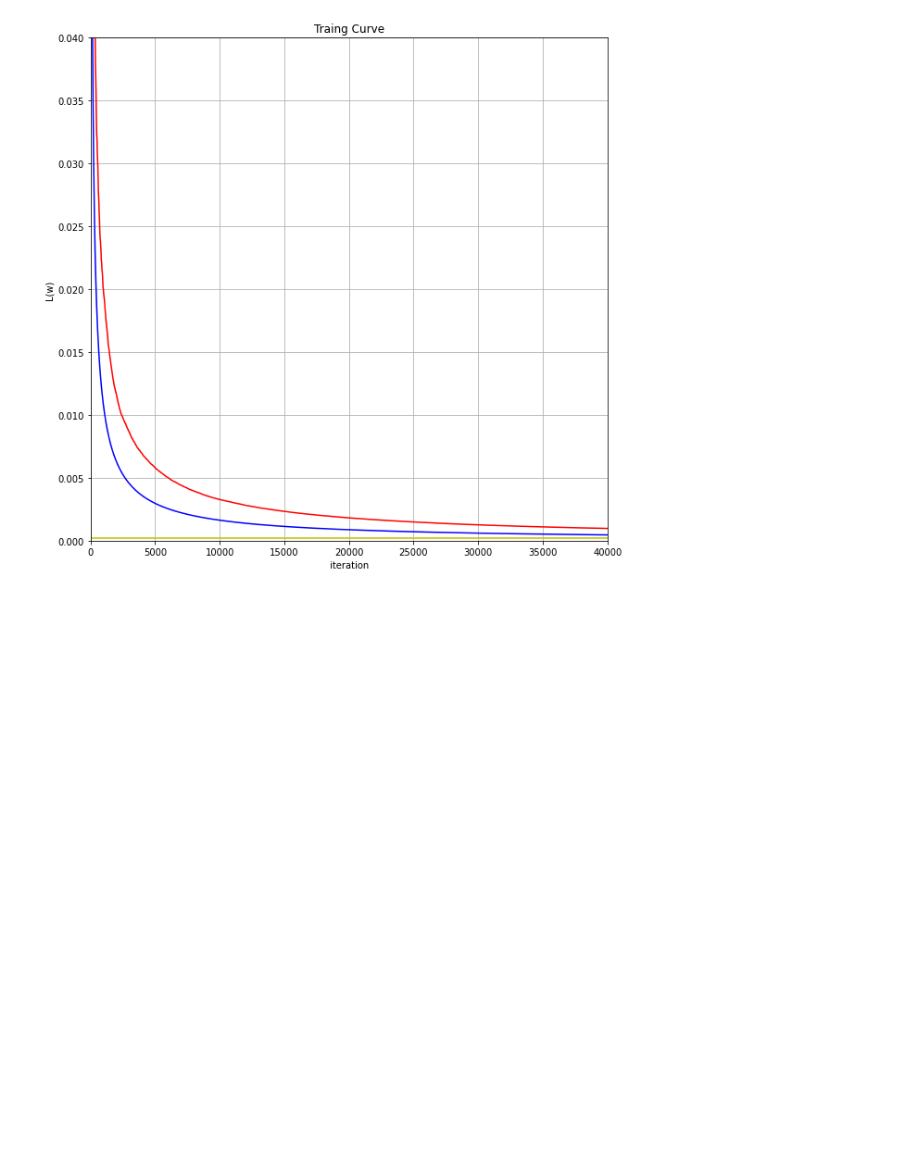
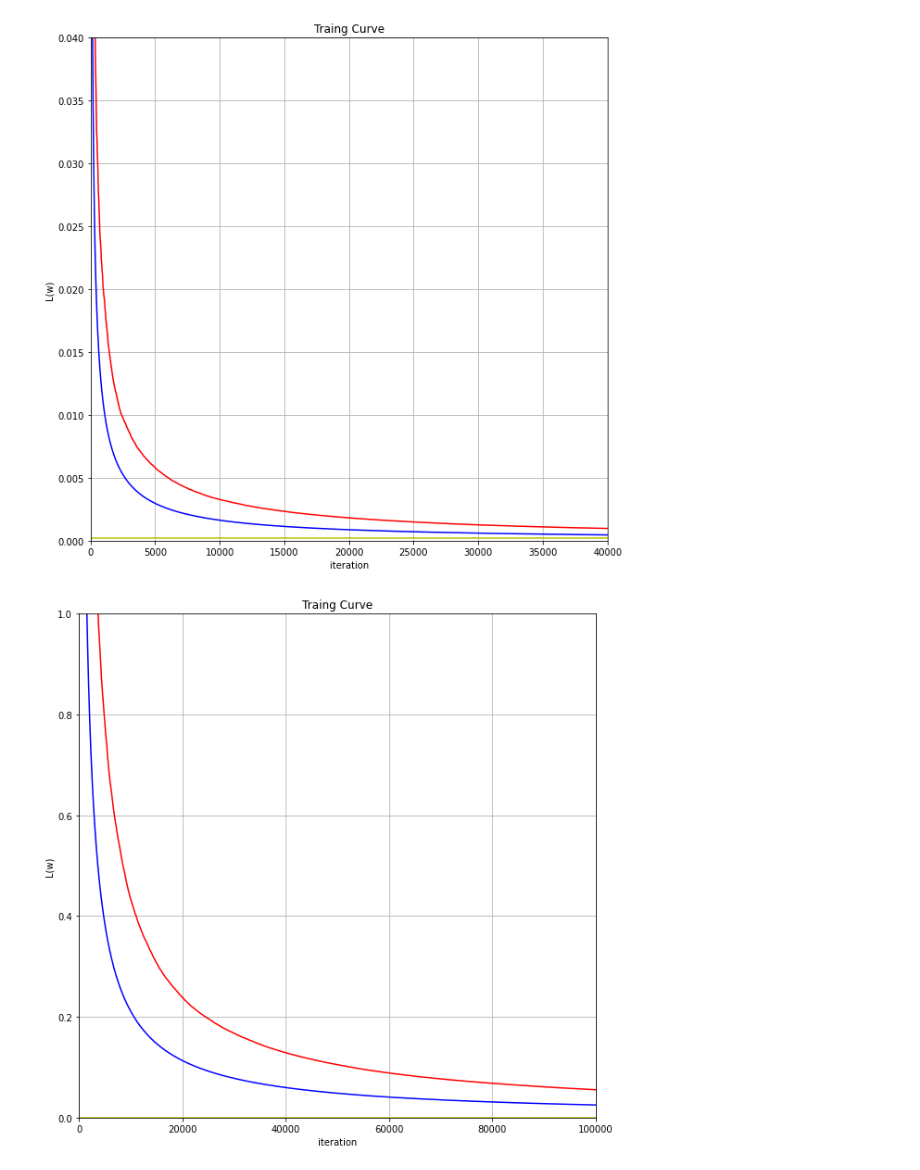
Before and after one commit to Link-lin/CSE251a-proj2, a Jupyter notebook: coordinate_descent.ipynb, the cells around one changed output. Drawn from its saved outputs; the diff is of its cells as text; code cells hidden in the pictures; blank space fills up the shorter version.

```diff
--- a/coordinate_descent.ipynb
+++ b/coordinate_descent.ipynb
@@ -15,7 +15,6 @@ wine_data = load_wine()
 data = np.asarray(wine_data.data)
 # The classification matrix (178,13)
 target = np.asarray(wine_data.target)
-
 # choose the first 130 to make it a binary problem
 # Since the original data is organized -> simply choose first 130 elem)
 X = data[0:130]
@@ -25,7 +24,7 @@ X = StandardScaler().fit_transform(X)
 # Append b to the list
 X = np.asarray(np.hstack((X, np.ones((len(X),1)))))
 # modify Y to use -1 and 1 labels
-# Y = np.where(Y == 0, -1, Y)
+y = np.where(Y == 0, -1, Y)
 # %% [markdown]
 ## Standard logistic regression solver
 # %%
@@ -78,13 +75,13 @@ def loss_s(X, y, w):
     return loss
 
 # logistice regression gradient
-def loss_prime(X,Y,w):
+def loss_prime(X,y,w):
     grad = 0;
     for i in range(len(X)):
         #print("x:",X[i], "\ny:", Y[i], "\nw:",w)
-        denominator = 1 + np.exp(Y[i] * np.dot(w.T, X[i].reshape(14,1)))
+        denominator = 1 + np.exp(y[i] * np.dot(w.T, X[i].reshape(14,1)))
         #print(np.exp(Y[i]*np.dot(w, X[i])))
-        loss_i = (-Y[i]*X[i])/(denominator)
+        loss_i = (-y[i]*X[i])/(denominator)
         grad += loss_i
     return grad[0];
 # %%
@@ -133,0 +149,14 @@ Loss L = 0.00042198861348577107
+# %%
+def print_result_log(loss, w):
+    predict = sigmoid(np.dot(w.T, X.T))
+    predict = np.where(predict>=0.5, 1, -1).flatten()
+    print(predict)
+    print(Y)
+
+    print("Accuracy for coordinate descent: ",accuracy_score(y, predict))
+    print("Loss L = {0}".format(loss[-1]))
+
+loss_log, w_log = coordinate_descent_log(False)
+loss_log_rand, w_log_rand = coordinate_descent_log(True)
+print_result_log(loss_log, w_log)
+print_result_log(loss_log_rand, w_log_rand)
@@ -146,3 +193,18 @@ plt.grid()
 plt.show()
 # %% [output]
 [figure]
+# %%
+#Plot
+plt.figure(figsize=(10,10))
+plt.plot(loss_log, 'b', label='Best Coordinate Descent') # loss best coordinate descent
+plt.plot(loss_log_rand, 'r', label='Random Coordinate Descent')
+plt.axhline(y=L_star, color='y', label='L*')
+plt.title('Traing Curve')
+plt.xlabel('iteration')
+plt.ylabel('L(w)')
+plt.xlim(0,100000)
+plt.ylim((0,1))
+plt.grid()
+plt.show()
+# %% [output]
+[figure, added]
```
Also changed, not shown: parts of 4 cells of this notebook.
